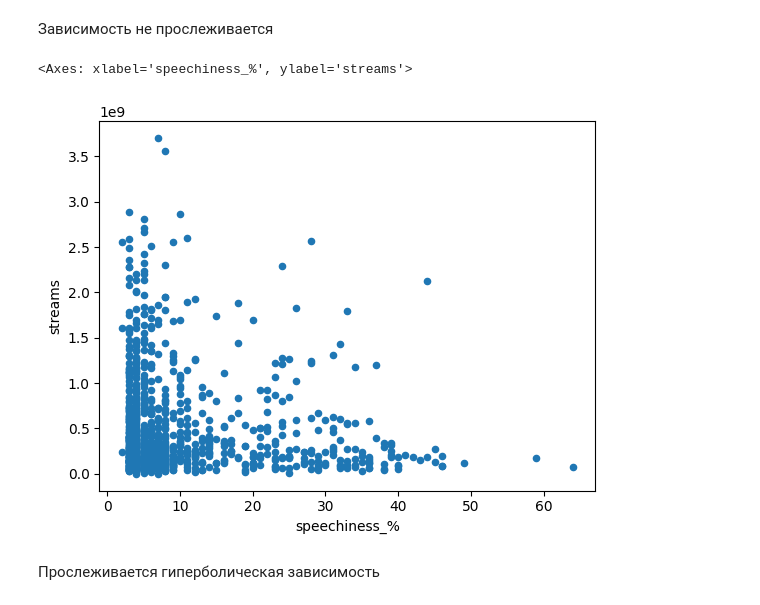
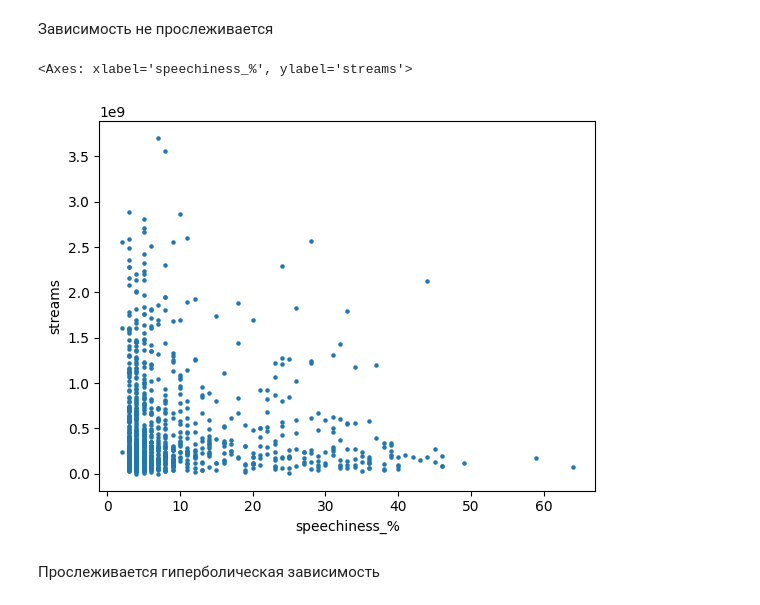
Before and after one commit to PolinaKliushova/ai_labs, a Jupyter notebook: 02_lab_EDA.ipynb, the cells around one changed output. Drawn from its saved outputs; the diff is of its cells as text; code cells hidden in the pictures.

```diff
--- a/02_lab_EDA.ipynb
+++ b/02_lab_EDA.ipynb
@@ -281,9 +281,9 @@ data.plot(x='energy_%', y='streams', kind='scatter')
 # %% [markdown]
 Зависимость не прослеживается
 # %%
-data.plot(x='speechiness_%', y='streams', kind='scatter')
+data.plot(x='speechiness_%', y='streams', kind='scatter', s=5)
 # %% [output]
 <Axes: xlabel='speechiness_%', ylabel='streams'>
-[figure, old version]
+[figure, new version]
 # %% [markdown]
 Прослеживается гиперболическая зависимость
```
Also changed, not shown: parts of 7 cells of this notebook.
